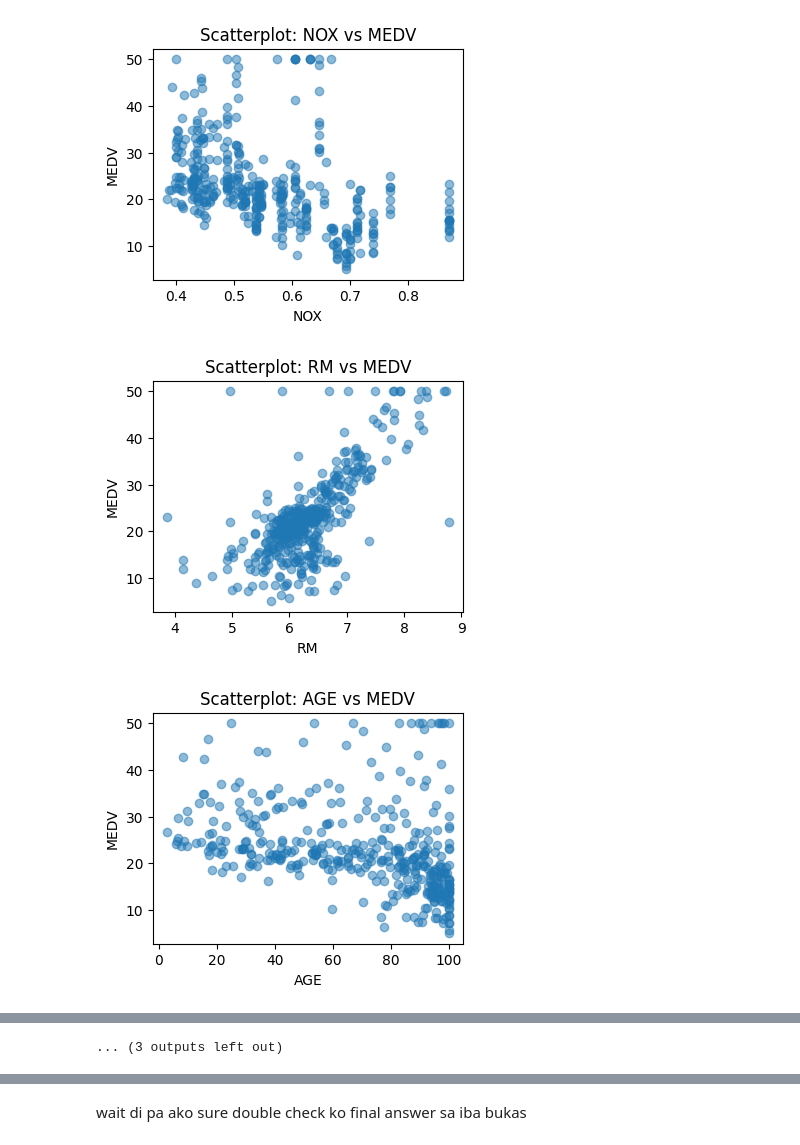
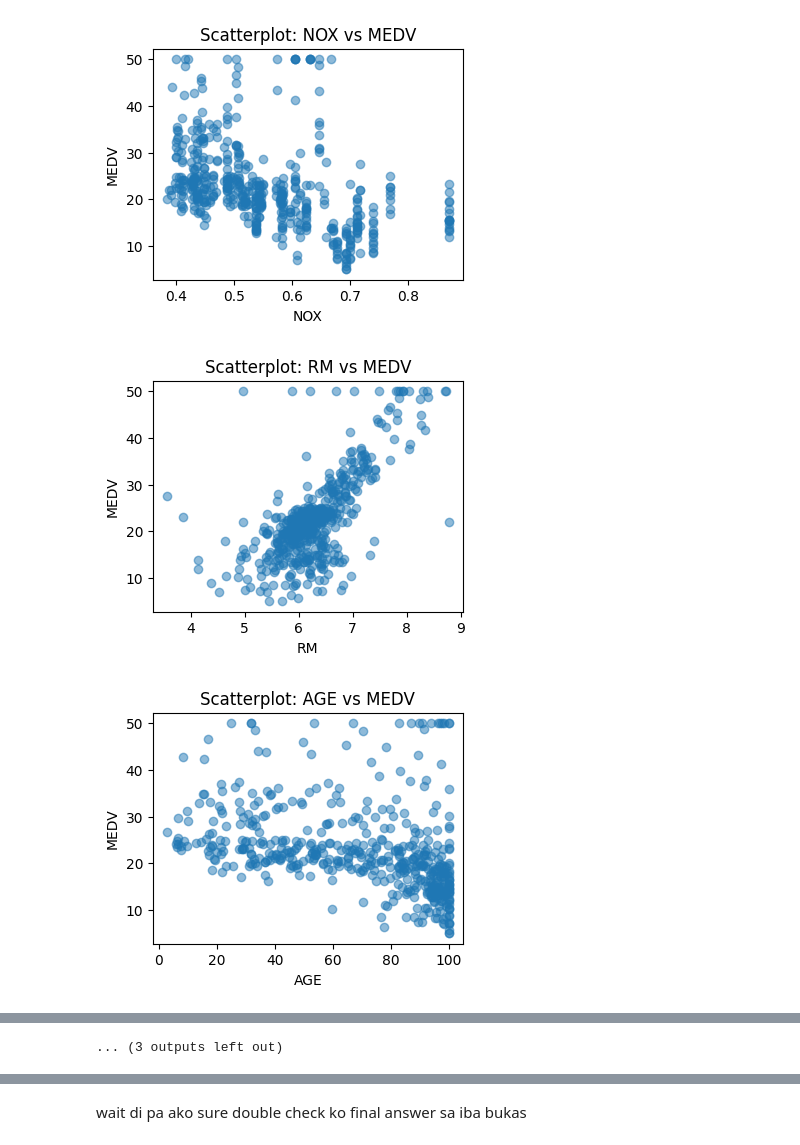
Before and after one commit to FLSF123/Multiple-Linear-Regression-Comprehensive-Exercise, a Jupyter notebook: code_na_gawako:3.ipynb, the cells around one changed output, grey strips where cells are left out. Drawn from its saved outputs; the diff is of its cells as text; code cells hidden in the pictures.

```diff
--- a/code_na_gawako:3.ipynb
+++ b/code_na_gawako:3.ipynb
@@ -47,21 +41,19 @@ print(train_df.describe())
 max     37.970000   50.000000
 # %%
 #Task 1.2 & 1.3
-# Note: The target variable (MEDV) is censored at 50, which violates linearity and normality assumptions
-train_df.hist(figsize=(12, 10), bins=20)
+df.hist(figsize=(12, 10), bins=20)
 plt.tight_layout()
 plt.show()
 
-sns.boxplot(x=train_df['MEDV'])
-plt.title('Boxplot of MEDV (Training Set)')
+sns.boxplot(x=df['MEDV'])
+plt.title('Boxplot of MEDV (Full Dataset)')
 plt.show()
 
-for col in X_train.columns:
+for col in X.columns:
     plt.figure(figsize=(4, 3))
-    plt.scatter(train_df[col], train_df['MEDV'], alpha=0.5)
+    plt.scatter(df[col], df['MEDV'], alpha=0.5)
     plt.xlabel(col)
     plt.ylabel('MEDV')
-    #ginawa kong mumeric ung rad kasi taena eh
     plt.title(f'Scatterplot: {col} vs MEDV')
     plt.show()
 # %% [output]
@@ -74,3 +66,3 @@ for col in X_train.columns:
-[figure, old version]
+[figure, new version]
-[figure, old version]
+[figure, new version]
-[figure, old version]
+[figure, new version]
```
Also changed, not shown: parts of 9 cells of this notebook.
